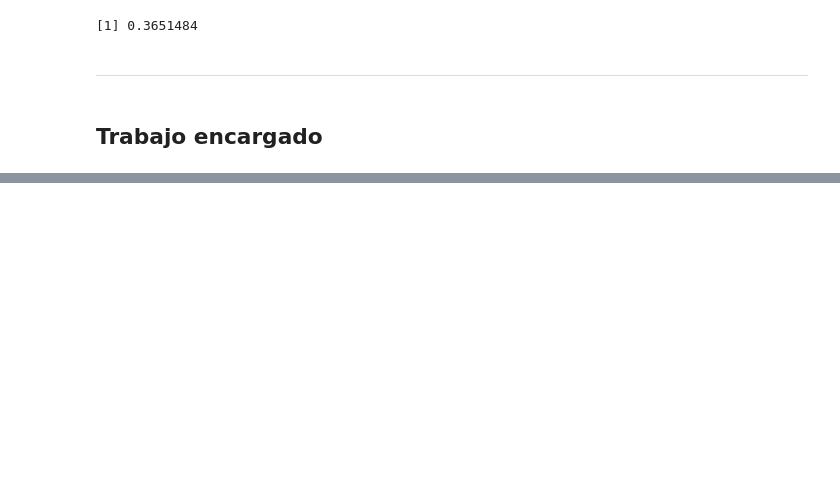
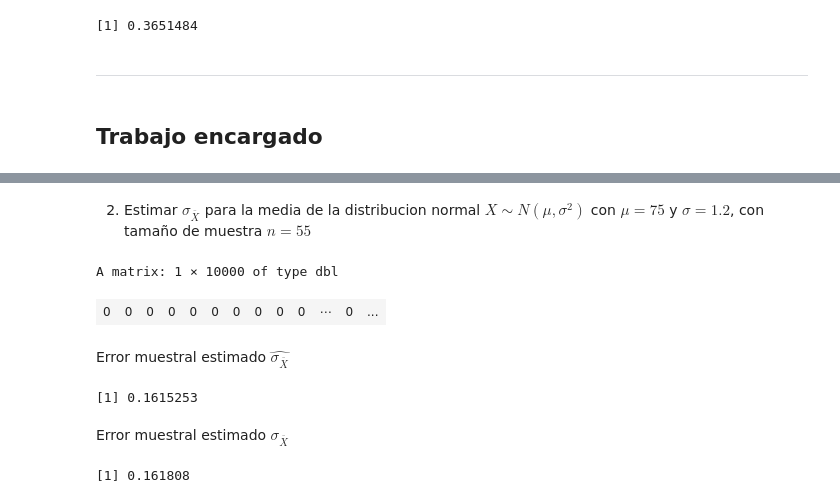
Before and after one commit to ALdoMartineCh16/Analisis-Exploratorio-de-Datos-Espaciales, a Jupyter notebook: SESION_14_AEDE_METODO_DE_MONTECARLO.ipynb, the cells around one changed output, grey strips where cells are left out. Saved outputs shown, nothing was run; the diff lists cells and outputs as text; code cells hidden in the pictures; blank space fills up the shorter version.

```diff
--- a/SESION_14_AEDE_METODO_DE_MONTECARLO.ipynb
+++ b/SESION_14_AEDE_METODO_DE_MONTECARLO.ipynb
@@ -491,0 +506,14 @@ Sx
+# %% [markdown]
+2. Estimar $\sigma_{\overline X}$ para la media de la distribucion normal  $X\sim N(\mu,\sigma^2)$  con $\mu=75$ y $\sigma=1.2$, con tamaño de muestra $n=55$
+# %%
+set.seed(123)
+mu=75          # Media teorica
+sigma=1.2       # Desviación estándar teorica
+n=55          # Tamaño de cada muestra
+N=10000       # Número de muestras a generar
+# %%
+M=matrix(0,1,N)
+M
+# %% [output]
+A matrix: 1 × 10000 of type dbl
+| 0 | 0 | 0 | 0 | 0 | 0 | 0 | 0 | 0 | 0 | ⋯ | 0 | ... |
@@ -491,0 +528,14 @@ Sx
+# %% [markdown]
+Error muestral estimado $\hat {\sigma_{\overline X}}$
+# %%
+S_est=sd(M)
+S_est
+# %% [output]
+[1] 0.1615253
+# %% [markdown]
+Error muestral estimado $\sigma_{\overline X}$
+# %%
+Sx=sigma/sqrt(n)
+Sx
+# %% [output]
+[1] 0.161808
```
Also changed, not shown: parts of 33 cells of this notebook.
